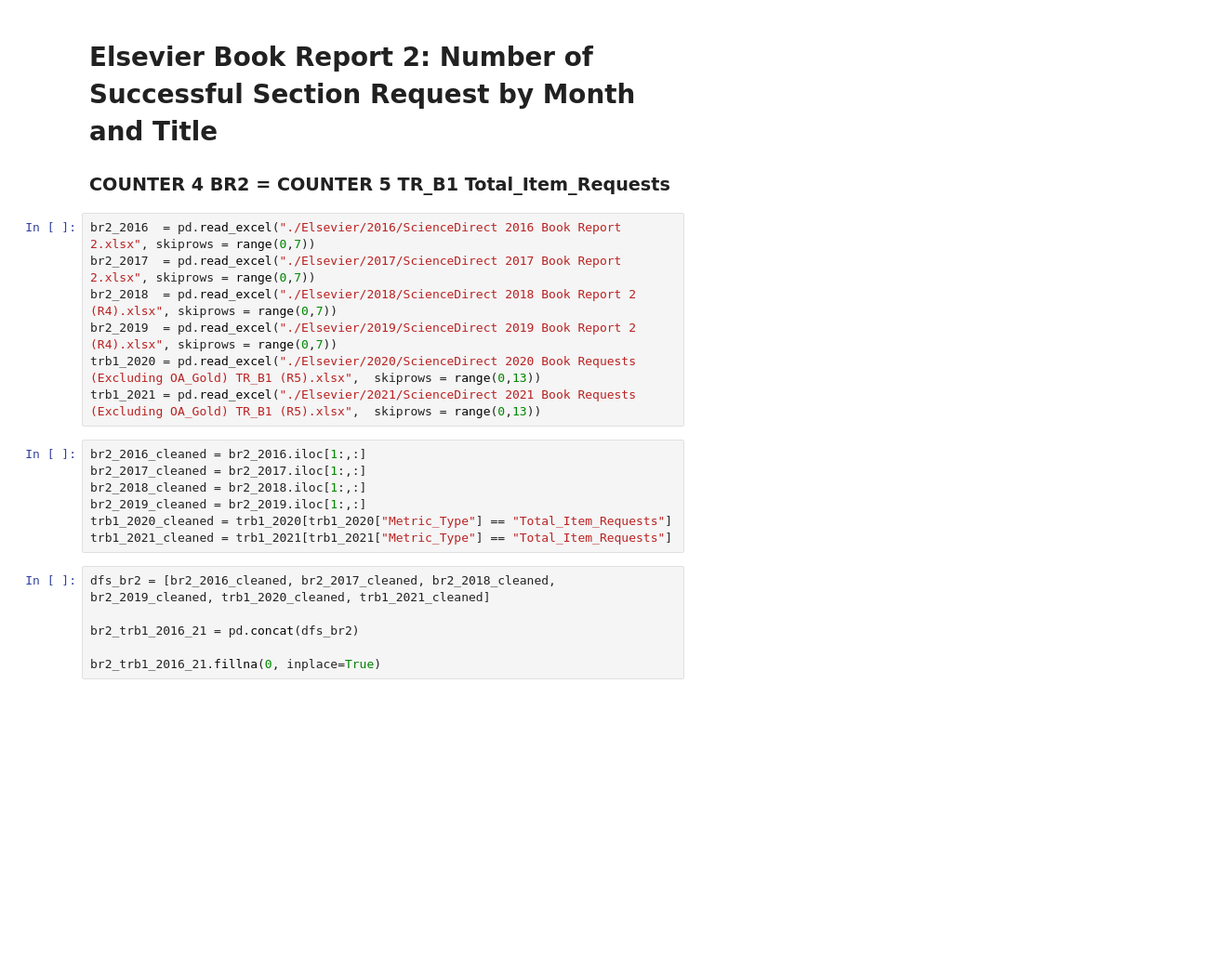
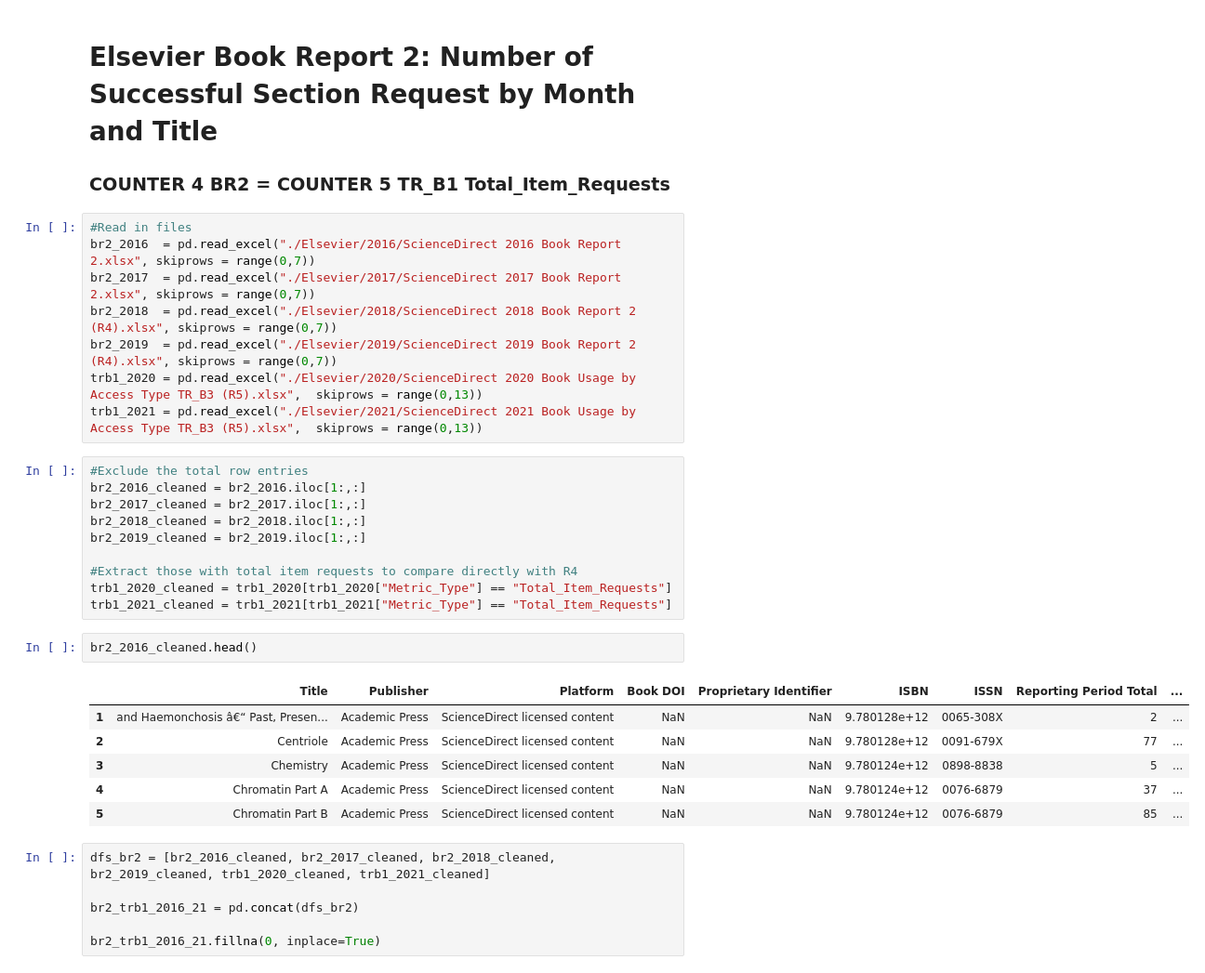
Before and after one commit to AlaoSUL/COUNTER_Reports, a Jupyter notebook: Data Cleaning II.ipynb, the cells around one changed output. Shown at 93% size. Saved outputs shown, nothing was run; the diff lists cells and outputs as text; blank space fills up the shorter version.

```diff
--- a/Data Cleaning II.ipynb
+++ b/Data Cleaning II.ipynb
@@ -239,19 +262,32 @@ tm_YOP_15_21.to_excel("./Elsevier/Journal Reports/tm_YOP_15_21.xlsx")
 
 ### COUNTER 4 BR2 = COUNTER 5 TR_B1 Total_Item_Requests
 # %%
+#Read in files
 br2_2016  = pd.read_excel("./Elsevier/2016/ScienceDirect 2016 Book Report 2.xlsx", skiprows = range(0,7))
 br2_2017  = pd.read_excel("./Elsevier/2017/ScienceDirect 2017 Book Report 2.xlsx", skiprows = range(0,7))
 br2_2018  = pd.read_excel("./Elsevier/2018/ScienceDirect 2018 Book Report 2 (R4).xlsx", skiprows = range(0,7))
 br2_2019  = pd.read_excel("./Elsevier/2019/ScienceDirect 2019 Book Report 2 (R4).xlsx", skiprows = range(0,7))
-trb1_2020 = pd.read_excel("./Elsevier/2020/ScienceDirect 2020 Book Requests (Excluding OA_Gold) TR_B1 (R5).xlsx",  skiprows = range(0,13))
-trb1_2021 = pd.read_excel("./Elsevier/2021/ScienceDirect 2021 Book Requests (Excluding OA_Gold) TR_B1 (R5).xlsx",  skiprows = range(0,13))
+trb1_2020 = pd.read_excel("./Elsevier/2020/ScienceDirect 2020 Book Usage by Access Type TR_B3 (R5).xlsx",  skiprows = range(0,13))
+trb1_2021 = pd.read_excel("./Elsevier/2021/ScienceDirect 2021 Book Usage by Access Type TR_B3 (R5).xlsx",  skiprows = range(0,13))
 # %%
+#Exclude the total row entries
 br2_2016_cleaned = br2_2016.iloc[1:,:]
 br2_2017_cleaned = br2_2017.iloc[1:,:]
 br2_2018_cleaned = br2_2018.iloc[1:,:]
 br2_2019_cleaned = br2_2019.iloc[1:,:]
+
+#Extract those with total item requests to compare directly with R4
 trb1_2020_cleaned = trb1_2020[trb1_2020["Metric_Type"] == "Total_Item_Requests"]
 trb1_2021_cleaned = trb1_2021[trb1_2021["Metric_Type"] == "Total_Item_Requests"]
+# %%
+br2_2016_cleaned.head()
+# %% [output]
+|  | Title | Publisher | Platform | Book DOI | Proprietary Identifier | ISBN | ISSN | Reporting Period Total | ... |
+| 1 | and Haemonchosis â€“ Past, Presen... | Academic Press | ScienceDirect licensed content | NaN | NaN | 9.780128e+12 | 0065-308X | 2 | ... |
+| 2 | Centriole | Academic Press | ScienceDirect licensed content | NaN | NaN | 9.780128e+12 | 0091-679X | 77 | ... |
+| 3 | Chemistry | Academic Press | ScienceDirect licensed content | NaN | NaN | 9.780124e+12 | 0898-8838 | 5 | ... |
+| 4 | Chromatin Part A | Academic Press | ScienceDirect licensed content | NaN | NaN | 9.780124e+12 | 0076-6879 | 37 | ... |
+| 5 | Chromatin Part B | Academic Press | ScienceDirect licensed content | NaN | NaN | 9.780124e+12 | 0076-6879 | 85 | ... |
 # %%
 dfs_br2 = [br2_2016_cleaned, br2_2017_cleaned, br2_2018_cleaned, br2_2019_cleaned, trb1_2020_cleaned, trb1_2021_cleaned]
 
```
Also changed, not shown: parts of 52 cells of this notebook.
